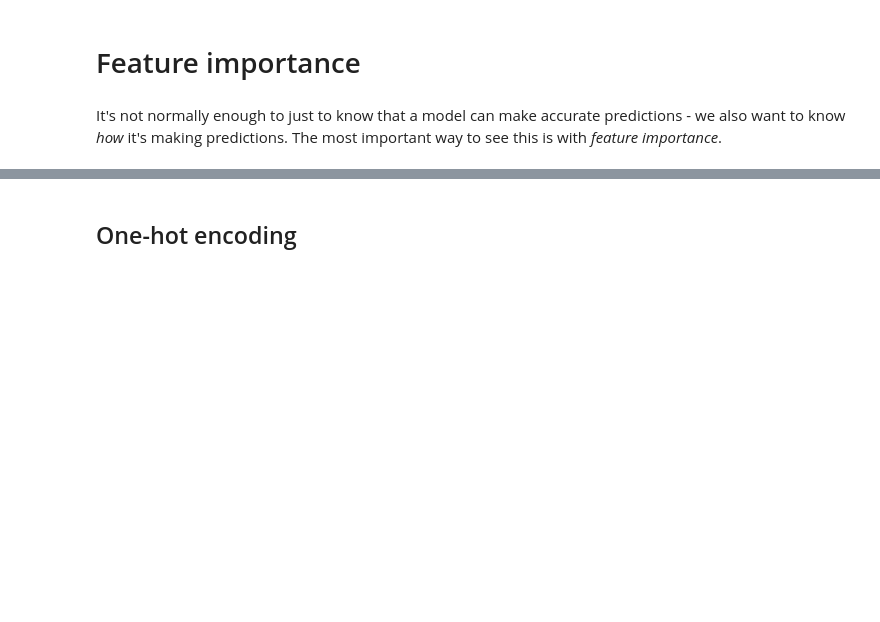
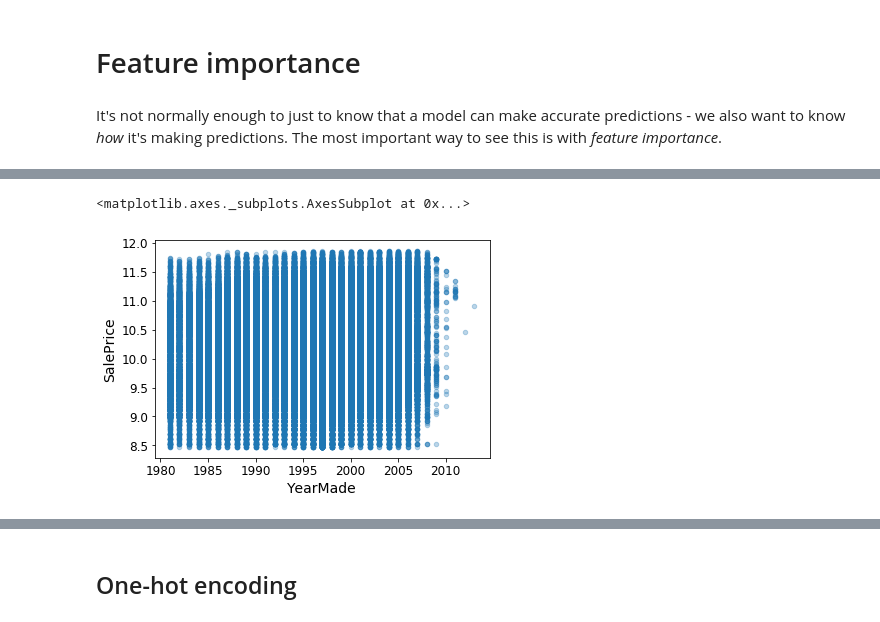
Before and after one commit to ademyanchuk/fasta_ml_course, a Jupyter notebook: lesson2-rf_interpretation.ipynb, the cells around one changed output, grey strips where cells are left out. Drawn from its saved outputs; the diff is of its cells as text; code cells hidden in the pictures; blank space fills up the shorter version.

```diff
--- a/lesson2-rf_interpretation.ipynb
+++ b/lesson2-rf_interpretation.ipynb
@@ -243,0 +246,5 @@ plot_fi(fi);
+# %%
+df_raw[df_raw.YearMade > 1980].plot('YearMade', 'SalePrice', 'scatter', alpha=0.3)
+# %% [output]
+<matplotlib.axes._subplots.AxesSubplot at 0x...>
+[figure, added]
```
Also changed, not shown: parts of 31 cells of this notebook.
